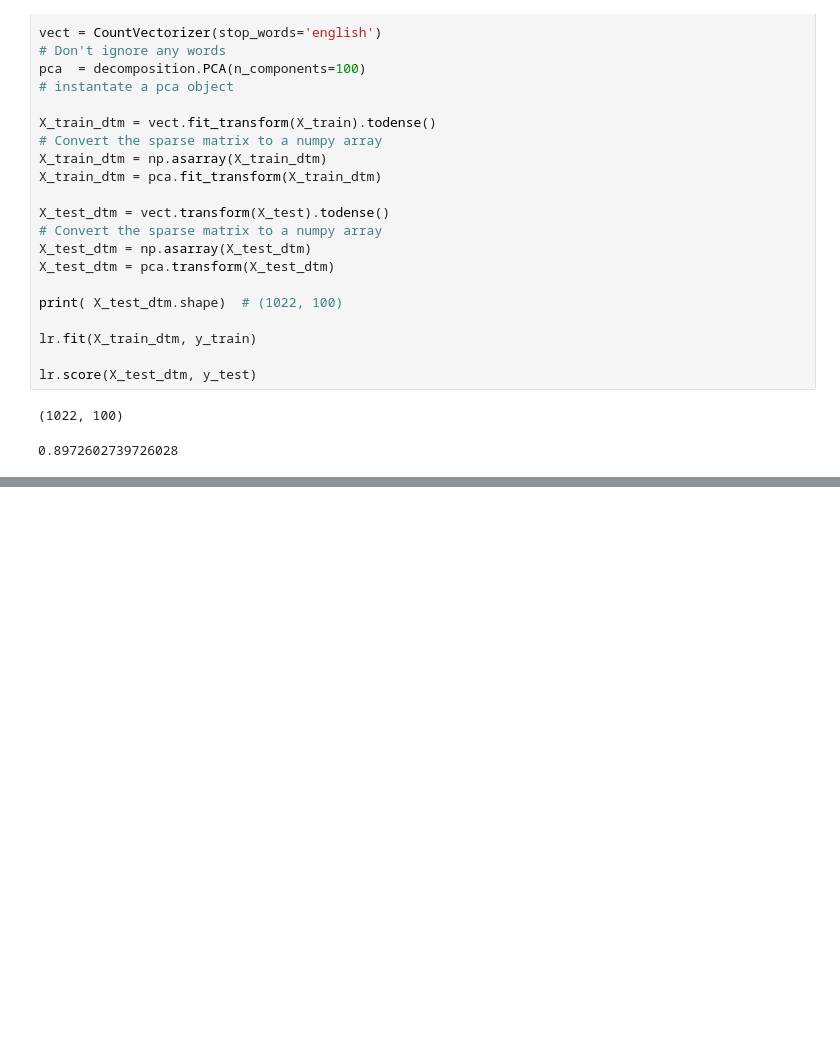
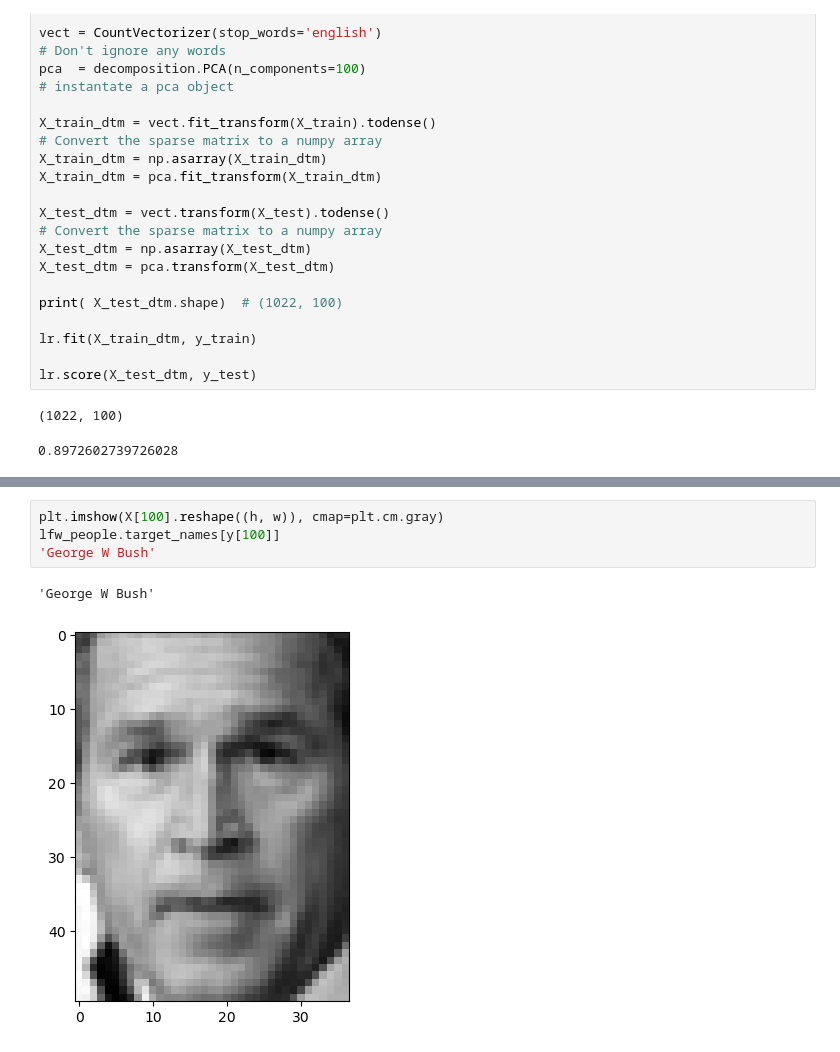
Before and after one commit to LuYuanGao1017/dataScience, a Jupyter notebook: 11_prophecy_in_the_tree.ipynb, the cells around one changed output, grey strips where cells are left out. Saved outputs shown, nothing was run; the diff lists cells and outputs as text; blank space fills up the shorter version.

```diff
--- a/11_prophecy_in_the_tree.ipynb
+++ b/11_prophecy_in_the_tree.ipynb
@@ -473,0 +478,7 @@ lfw_people.target_names[y[0]]
+# %%
+plt.imshow(X[100].reshape((h, w)), cmap=plt.cm.gray)
+lfw_people.target_names[y[100]]
+'George W Bush'
+# %% [output]
+'George W Bush'
+[figure, added]
```
Also changed, not shown: parts of 7 cells of this notebook.
